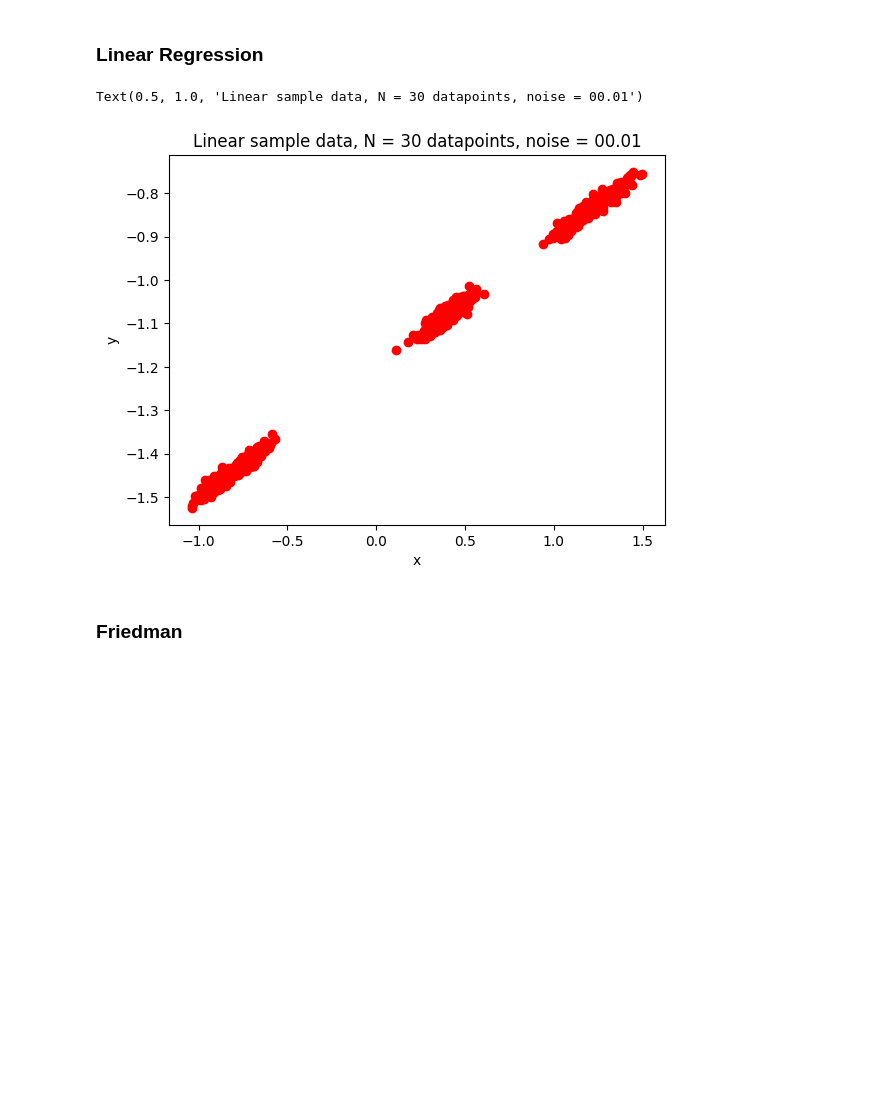
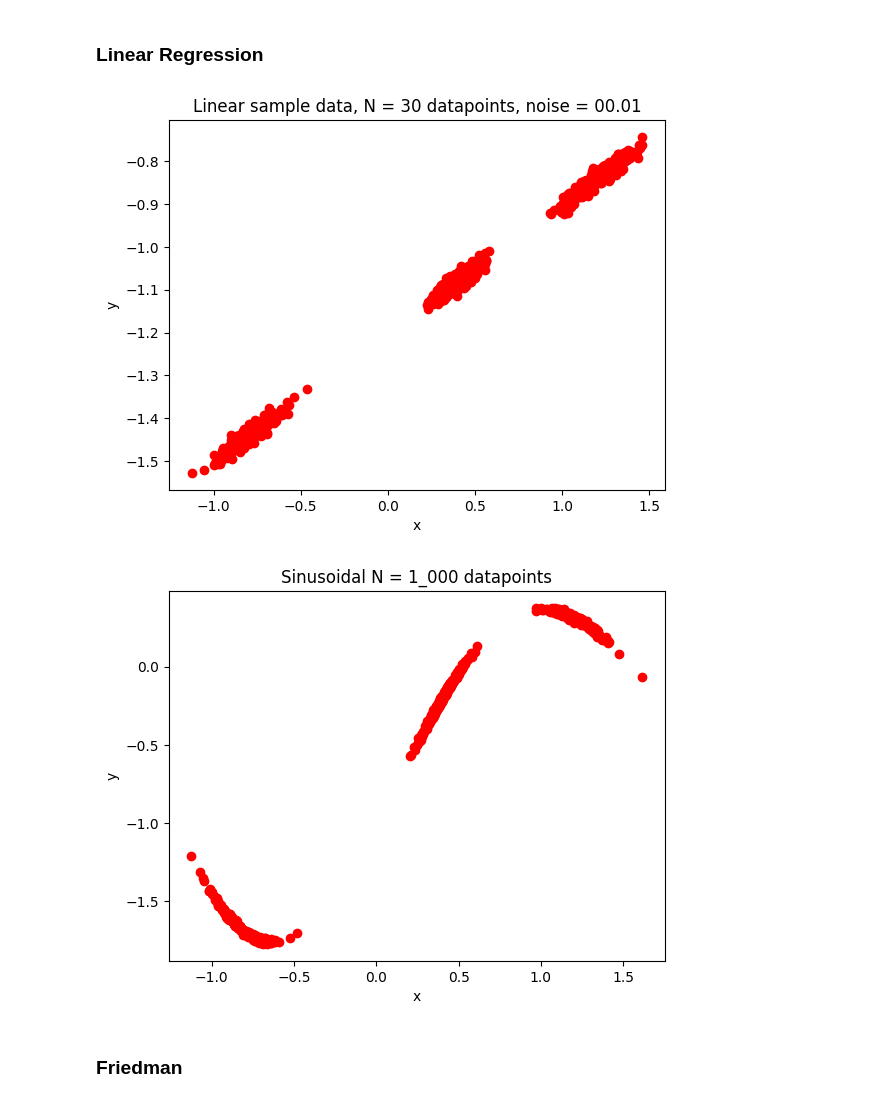
Before and after one commit to shanethomaswilliams/gp_vs_sngp, a Jupyter notebook: dataset.ipynb, the cells around one changed output. Cells and saved outputs as stored; diff of their text form; code cells hidden in the pictures; blank space fills up the shorter version.

```diff
--- a/dataset.ipynb
+++ b/dataset.ipynb
@@ -112,9 +139,27 @@ plt.plot(X, y, 'ro')
 plt.xlabel("x")
 plt.ylabel("y")
 plt.title("Linear sample data, N = 30 datapoints, noise = 00.01")
+write_history_to_csv("regression_sparce_N="+str(N), X, y)
 # %% [output]
-Text(0.5, 1.0, 'Linear sample data, N = 30 datapoints, noise = 00.01')
-[figure, old version]
+[figure, new version]
+# %%
+N = 1000
+noise = 0.01
+split = [0.3, 0.4, 0.3]
+X1 = (np.random.normal(loc=-0.8, scale=0.1, size=int(N*split[0])))
+X2 = (np.random.normal(loc=0.4, scale=0.07, size=int(N*split[1])))
+X3 = (np.random.normal(loc=1.2, scale=0.1, size=int(N*split[2])))
+X = np.concatenate((X1, X2, X3))
+#print(X)
+y = np.sin(2 * X) - np.cos(X)
+y = y + (noise * np.random.normal(size = N))
+plt.plot(X, y, 'ro')
+plt.xlabel("x")
+plt.ylabel("y")
+plt.title("Sinusoidal N = 1_000 datapoints")
+write_history_to_csv("sinusoidal_sparce_N="+str(N), X, y)
+# %% [output]
+[figure, added]
 # %% [markdown]
 ### Friedman
 # %%
```
Also changed, not shown: parts of 6 cells of this notebook.
